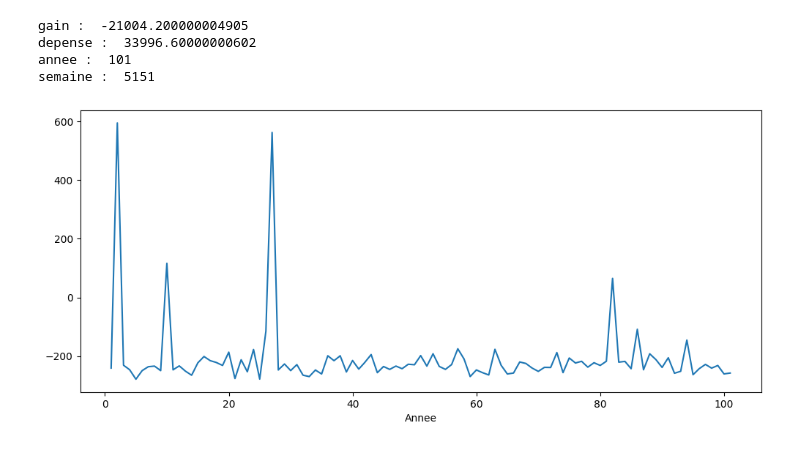
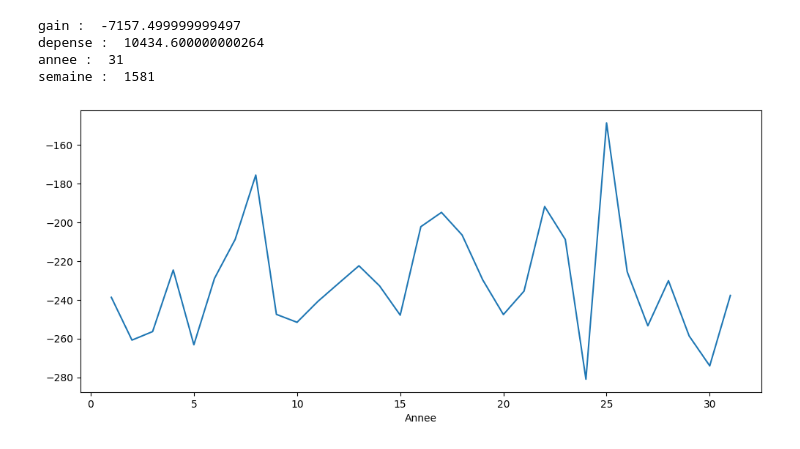
Before and after one commit to vigreux8/loto-simulateur, a Jupyter notebook: main.ipynb, the cells around one changed output. Cells and saved outputs as stored; diff of their text form; code cells hidden in the pictures.

```diff
--- a/main.ipynb
+++ b/main.ipynb
@@ -69,6 +70,8 @@ def tirages_loto(numero_joueur,limit_annee = 30,nombre_tirage_semaine=3):
     gain_semaine = 0
     jackpot = 0
     win = True
+    frequence_sortie_numero = Counter()
+    frequence_sortie_etoile = Counter()
     while win and gain_ans <= limit_annee :
         # print(gain_ans)
         gain_ans += 1
@@ -81,6 +84,8 @@ def tirages_loto(numero_joueur,limit_annee = 30,nombre_tirage_semaine=3):
                 #multiplier le nombre de jackpot correpond a une grille jouer
                 jackpot = Calcule_gain_loto(numero_joueur,n_gagniant) - PRIX_LOTO
                 gain +=  jackpot
+                frequence_sortie_numero.update(n_gagniant["numero"])
+                frequence_sortie_etoile.update(n_gagniant["etoile"])
                 data.append({
                     "Gain": jackpot,
                     "Gain_cumuler" : round(gain,2),
@@ -100,7 +105,7 @@ def tirages_loto(numero_joueur,limit_annee = 30,nombre_tirage_semaine=3):
     print("depense : ",depense)
     print("annee : ",gain_ans)
     print("semaine : ",gain_semaine)
-    return  pd.DataFrame(data).set_index("Annee")
+    return  pd.DataFrame(data).set_index("Annee"),pd.DataFrame.from_dict(frequence_sortie_numero,orient="index", columns=["frequence"]),pd.DataFrame.from_dict(frequence_sortie_etoile,orient="index",columns=["frequence"])
 # %%
 # Grille joueur
 numéro = [2,9,24,33,43]
@@ -109,11 +114,11 @@ joueur = {"numero" :set(numéro) ,
           "etoile" : set(etoile)}
 # %%
 # lance 1000 ans de tirage loto  et affiche un graphique des gain
-data_loto =  tirages_loto(joueur,100)
+data_loto, data_numero_tirage, data_etoile_tirage =  tirages_loto(joueur,30)
 data_loto.groupby("Annee")["Gain"].sum().plot(figsize=[12,5]);
 # %% [output]
-gain :  -21004.200000004905
-depense :  33996.60000000602
-annee :  101
-semaine :  5151
+gain :  -7157.499999999497
+depense :  10434.600000000264
+annee :  31
+semaine :  1581
-[figure, old version]
+[figure, new version]
```
Also changed, not shown: parts of 5 cells of this notebook.
